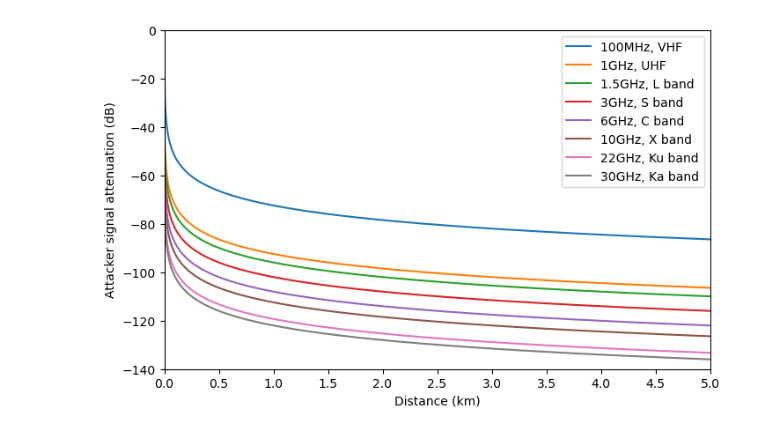
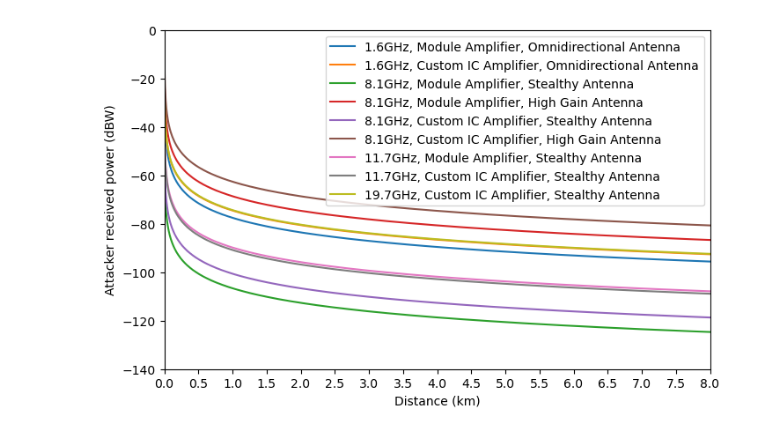
Before and after one commit to ssloxford/satellite-spoofing-a-z, a Jupyter notebook: overshadow_factor/theoretical/path_loss.ipynb, the cells around one changed output. Cells and saved outputs as stored; diff of their text form; code cells hidden in the pictures.

Commit message:
Add attacker path loss notebook

```diff
--- a/overshadow_factor/theoretical/path_loss.ipynb
+++ b/overshadow_factor/theoretical/path_loss.ipynb
@@ -1,33 +1,97 @@
 # %%
 import numpy as np
 import matplotlib.pyplot as plt
 
 def fspl(d_m, f_MHz):
     return -1 * (20 * np.log10(d_m) + 20 * np.log10(f_MHz) -27.55)
 
+# equipment table -
+
+equipment = {
+    "1.6GHz, Module Amplifier, Omnidirectional Antenna": {
+        "output_power": 7,
+        "antenna_eirp": 12,
+        "frequency": 1600
+    },
+    "1.6GHz, Custom IC Amplifier, Omnidirectional Antenna": {
+        "output_power": 10,
+        "antenna_eirp": 12,
+        "frequency": 1600
+    },
+    "8.1GHz, Module Amplifier, Stealthy Antenna": {
+        "output_power": 4,
+        "antenna_eirp": 0,
+        "frequency": 8100
+    },
+    "8.1GHz, Module Amplifier, High Gain Antenna": {
+        "output_power": 4,
+        "antenna_eirp": 38,
+        "frequency": 8100
+    },
+    "8.1GHz, Custom IC Amplifier, Stealthy Antenna": {
+        "output_power": 10,
+        "antenna_eirp": 0,
+        "frequency": 8100
+    },
+    "8.1GHz, Custom IC Amplifier, High Gain Antenna": {
+        "output_power": 10,
+        "antenna_eirp": 38,
+        "frequency": 8100
+    },
+    "11.7GHz, Module Amplifier, Stealthy Antenna": {
+        "output_power": 4,
+        "antenna_eirp": 20,
+        "frequency": 11700
+    },
+    "11.7GHz, Custom IC Amplifier, Stealthy Antenna": {
+        "output_power": 3,
+        "antenna_eirp": 20,
+        "frequency": 11700
+    },
+    "19.7GHz, Custom IC Amplifier, Stealthy Antenna": {
+        "output_power": 10,
+        "antenna_eirp": 34,
+        "frequency": 19700
+    },
+}
+
 distances = list(range(1, 8000, 5))
+
+results = {}
+for n, x in equipment.items():
+    results[n] = list(map(
+        lambda d: x["output_power"] + x["antenna_eirp"] + fspl(d, x["frequency"]),
+        distances
+    ))
+
+# RQ: Can the attacker get away withb just using the upconverter?
+
 
 fig, axs = plt.subplots(1, 1, figsize=(8,5))
 plt.setp(axs, ylim=[-140, 0])
-plt.setp(axs, xlim=[0, 5000])
+plt.setp(axs, xlim=[0, 8000])
 
-axs.plot(distances, list(map(lambda d: fspl(d, 100), distances)), label="100MHz, VHF")
-axs.plot(distances, list(map(lambda d: fspl(d, 1000), distances)), label="1GHz, UHF")
-axs.plot(distances, list(map(lambda d: fspl(d, 1500), distances)), label="1.5GHz, L band")
-axs.plot(distances, list(map(lambda d: fspl(d, 3000), distances)), label="3GHz, S band")
-axs.plot(distances, list(map(lambda d: fspl(d, 6000), distances)), label="6GHz, C band")
-axs.plot(distances, list(map(lambda d: fspl(d, 10000), distances)), label="10GHz, X band")
-axs.plot(distances, list(map(lambda d: fspl(d, 22000), distances)), label="22GHz, Ku band")
-axs.plot(distances, list(map(lambda d: fspl(d, 30000), distances)), label="30GHz, Ka band")
+for n, res in results.items():
+    axs.plot(distances, res, label=n)
 
-plt.xticks(np.arange(0, 5001, 500), np.arange(0, 5.1, 0.5))
+#axs.plot(distances, list(map(lambda d: fspl(d, 100), distances)), label="100MHz, VHF")
+#axs.plot(distances, list(map(lambda d: fspl(d, 1000), distances)), label="1GHz, UHF")
+#axs.plot(distances, list(map(lambda d: fspl(d, 1500), distances)), label="1.5GHz, L band")
+#axs.plot(distances, list(map(lambda d: fspl(d, 3000), distances)), label="3GHz, S band")
+#axs.plot(distances, list(map(lambda d: fspl(d, 6000), distances)), label="6GHz, C band")
+#axs.plot(distances, list(map(lambda d: fspl(d, 10000), distances)), label="10GHz, X band")
+#axs.plot(distances, list(map(lambda d: fspl(d, 22000), distances)), label="22GHz, Ku band")
+#axs.plot(distances, list(map(lambda d: fspl(d, 30000), distances)), label="30GHz, Ka band")
 
-plt.ylabel('Attacker signal attenuation (dB)')
+plt.xticks(np.arange(0, 8001, 500), np.arange(0, 8.1, 0.5))
+
+plt.ylabel('Attacker received power (dBW)')
 plt.xlabel('Distance (km)')
 
 axs.legend()
+#axs.set_xscale('log')
 plt.savefig("attacker_path_loss.pdf", bbox_inches='tight')
 
 plt.show()
 # %% [output]
-[figure, old version]
+[figure, new version]
```
Also changed, not shown: 2 other files.
